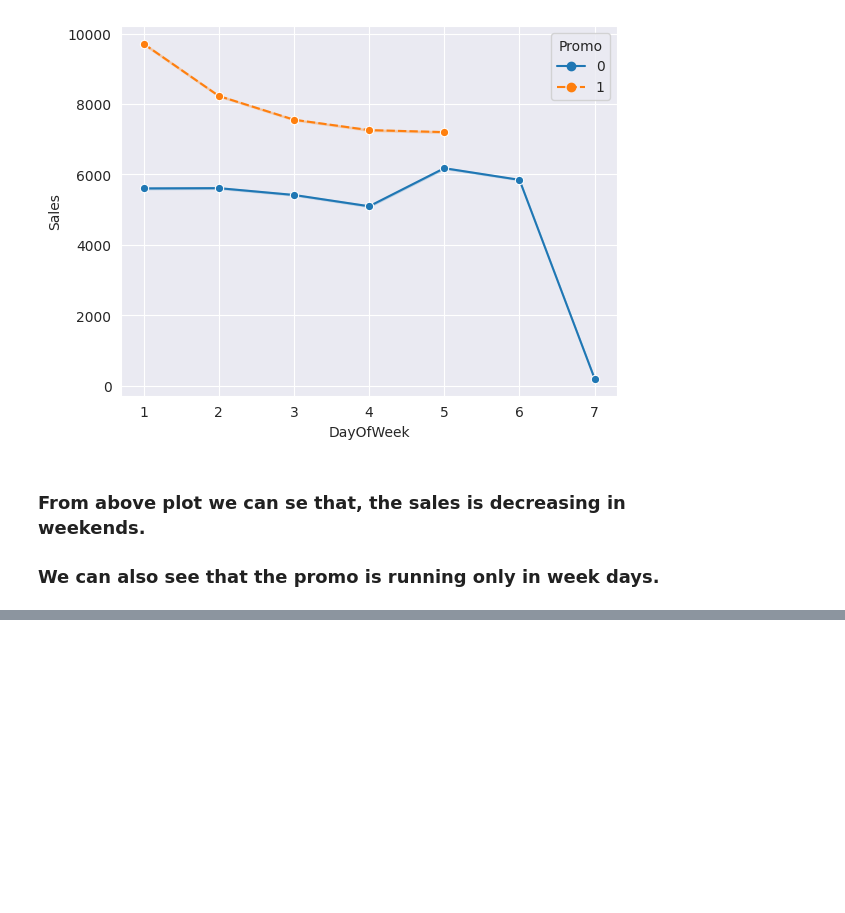
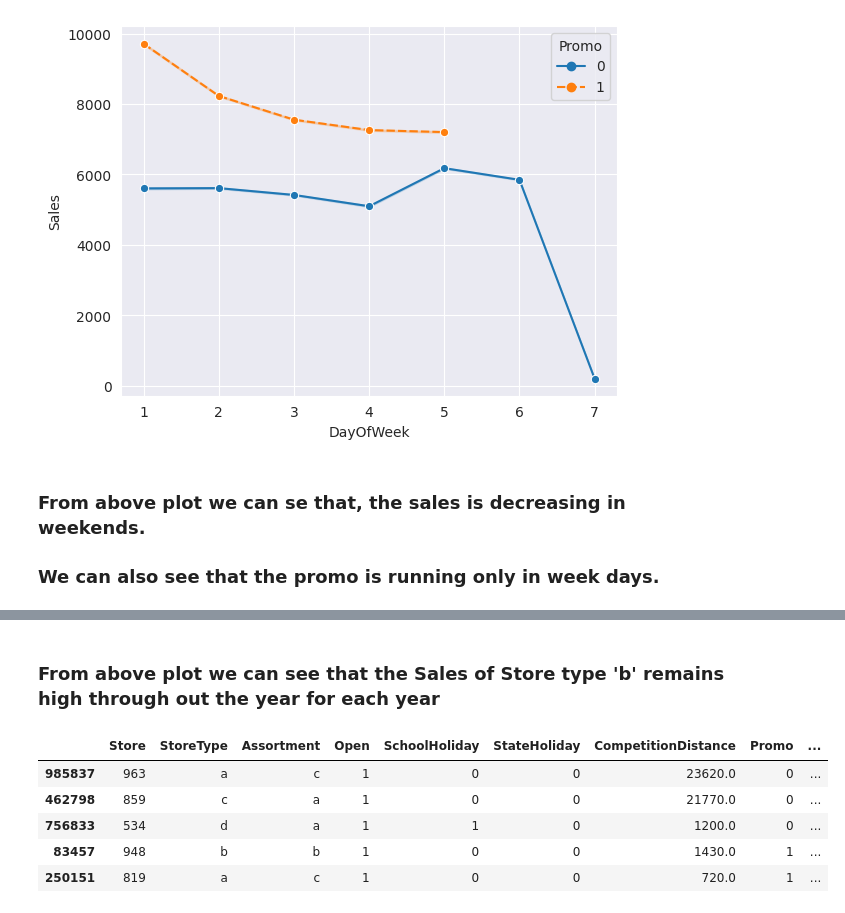
Before and after one commit to diptiranjan1998/Regression-Analysis-on-Retail-Sales-Prediction, a Jupyter notebook: Retail_sales_prediction.ipynb, the cells around one changed output, grey strips where cells are left out. Drawn from its saved outputs; the diff is of its cells as text; code cells hidden in the pictures; blank space fills up the shorter version.

```diff
--- a/Retail_sales_prediction.ipynb
+++ b/Retail_sales_prediction.ipynb
@@ -573,0 +589,14 @@ sns.lineplot(x= 'DayOfWeek', y= 'Sales', data= df, hue= 'Promo', markers= 'o', s
+# %% [markdown]
+### From above plot we can see that the Sales of Store type 'b' remains high through out the year for each year
+# %%
+# Let's see the impact of distance on the sales and customers count.
+# Categorizing the distances into 6 types.
+df["CompetitionDistance_category"] = pd.cut(df["CompetitionDistance"], 6)
+df.sample(5, random_state= 1)
+# %% [output]
+|  | Store | StoreType | Assortment | Open | SchoolHoliday | StateHoliday | CompetitionDistance | Promo | ... |
+| 985837 | 963 | a | c | 1 | 0 | 0 | 23620.0 | 0 | ... |
+| 462798 | 859 | c | a | 1 | 0 | 0 | 21770.0 | 0 | ... |
+| 756833 | 534 | d | a | 1 | 1 | 0 | 1200.0 | 0 | ... |
+| 83457 | 948 | b | b | 1 | 0 | 0 | 1430.0 | 1 | ... |
+| 250151 | 819 | a | c | 1 | 0 | 0 | 720.0 | 1 | ... |
```
Also changed, not shown: parts of 17 cells of this notebook.
